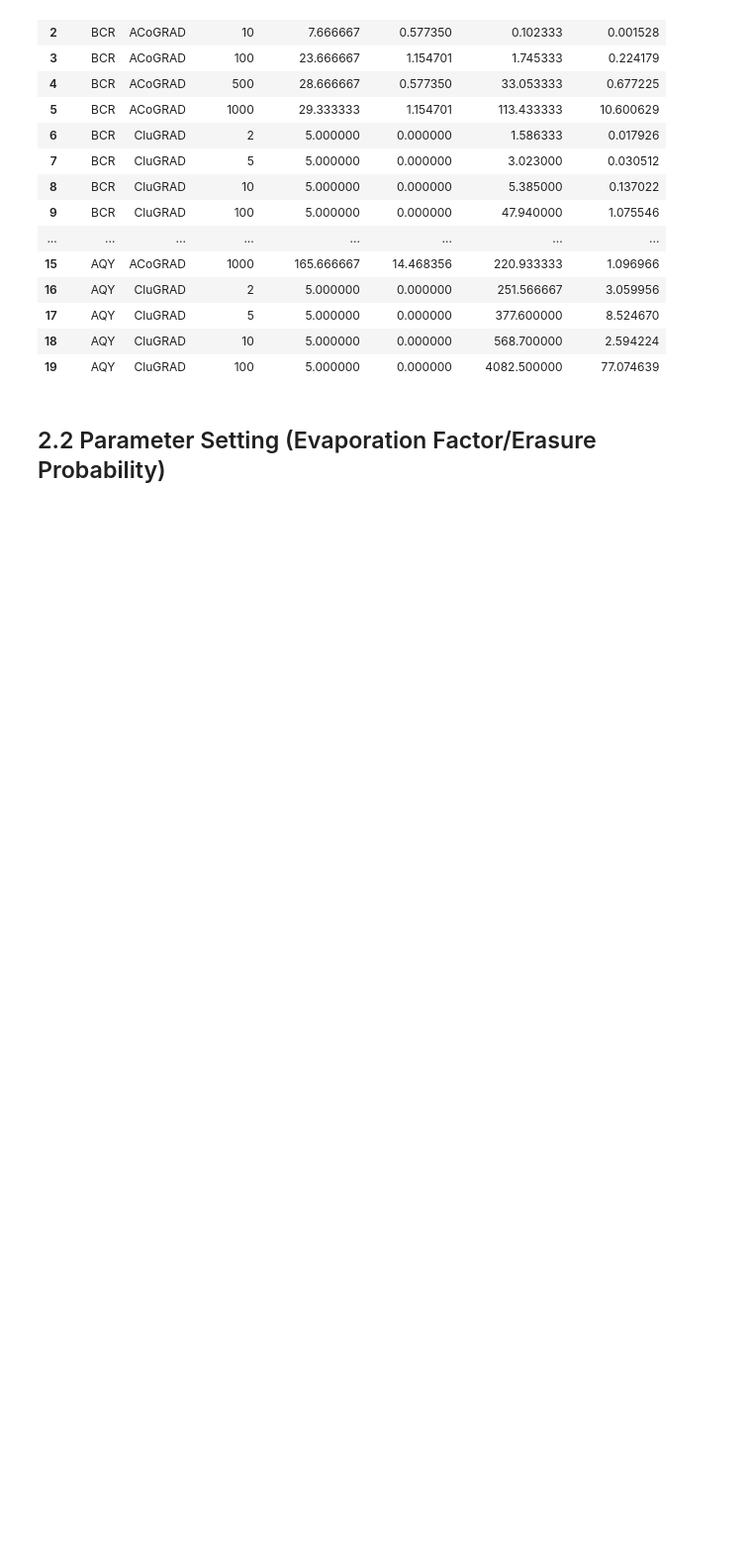
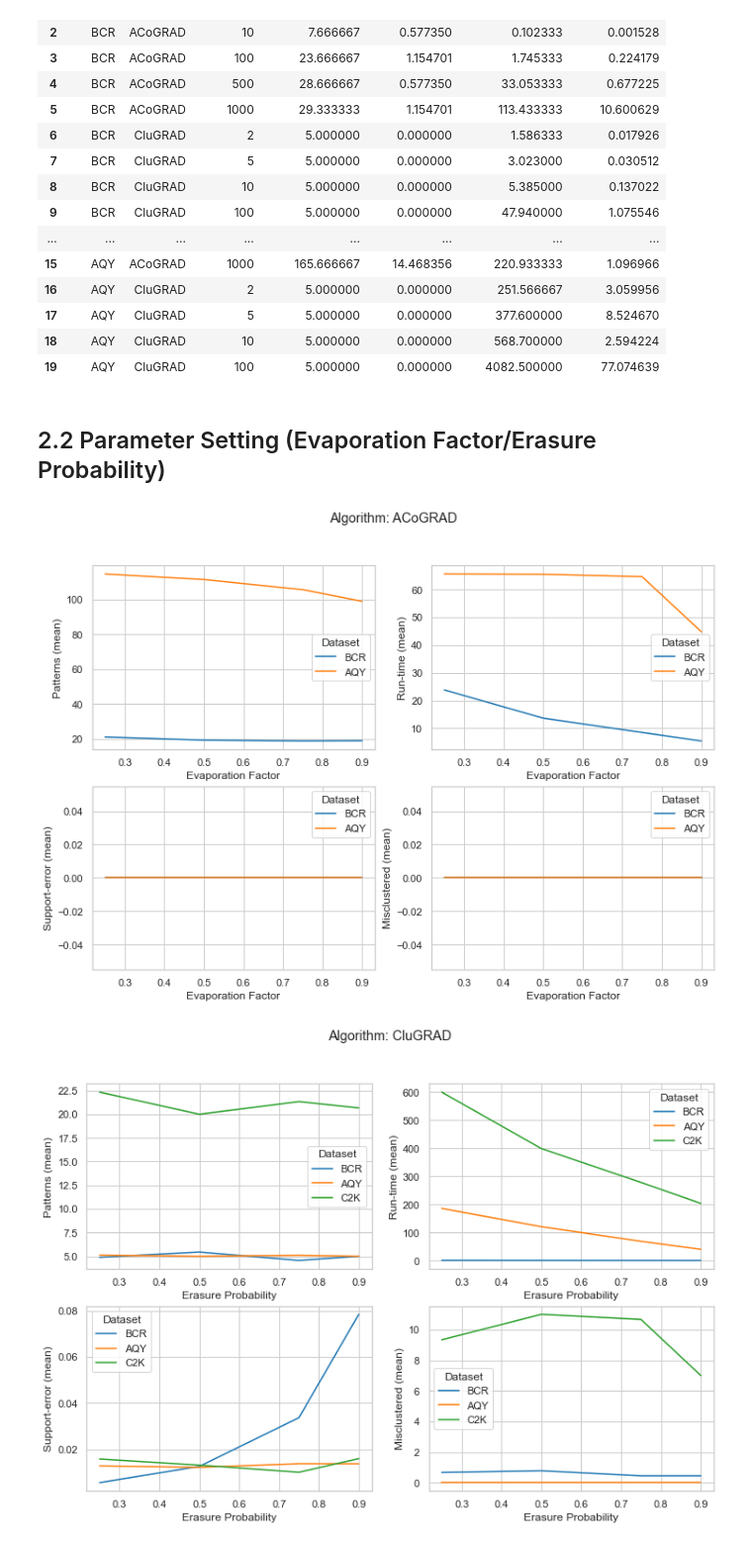
Before and after one commit to owuordickson/meso-hpc-lr, a Jupyter notebook: results/clugp/analysis.ipynb, the cells around one changed output. Shown at 99% size. Cells and saved outputs as stored; diff of their text form; code cells hidden in the pictures; blank space fills up the shorter version.

```diff
--- a/results/clugp/analysis.ipynb
+++ b/results/clugp/analysis.ipynb
@@ -207,37 +227,72 @@ import numpy as np
 
 # data_sets = ['BCR', 'DIR', 'C2K', 'AQY', 'HPC']
 data_sets = ['BCR', 'AQY', 'C2K']
-algorithms = ['ACoGRAD', 'CluGRAD', 'GRAANK']
+algorithms = ['ACoGRAD', 'CluGRAD']#, 'GRAANK']
 evals_it = [2, 5, 10, 100, 500, 1000]
 evals_e = [0.25, 0.5, 0.75, 0.9]
 
 eval_data_iter = []
 eval_data_e = []
 
 
 # Only include these columns
 df_res = df_pe[["Data-set", "Algorithm", "Support", "Run-time", "Pattern-count", "Misclustered-patterns", "Support-error", "Max-iteration", "Patterns", 'E']]
 
 for ds in data_sets:
     df1 = df_res.loc[df_res['Data-set'] == ds]
 
     for alg in algorithms:
         df2 = df1.loc[df1['Algorithm'].str.contains(alg)]
         # print(df1)
         for ev in evals_e:
             df3 = df2.loc[df2['E'] == ev]
             if not df3.empty:
                 # print(df2)
                 pat_arr = []
                 for index,row in df3.iterrows():
                     # 10/100/1000 evaluations
                     pat_arr.append(row['Patterns'])
                     # print(pat_arr)
                 eval_data_e.append([ds, alg, ev, df3['Pattern-count'].mean(), df3['Pattern-count'].std(), df3['Misclustered-patterns'].mean(), df3['Misclustered-patterns'].std(), df3['Support-error'].mean(), df3['Support-error'].std(), df3['Run-time'].mean(), df3['Run-time'].std()])
 
 df_data_2 = pd.DataFrame(data=eval_data_e, columns=['Dataset', 'Algorithm', 'EFactor/ EProbability', 'Patterns (mean)', 'Patterns (std)', 'Misclustered (mean)', 'Misclustered (std)', 'Support-error (mean)', 'Support-error (std)', 'Run-time (mean)', 'Run-time (std)'])
+
+# Plotting the results
+import matplotlib.pyplot as plt
+import seaborn as sns
+
+sns.set_theme(style="whitegrid")
+
+for alg in algorithms:
+    df1 = df_data_2.loc[df_data_2['Algorithm'] == alg]
+
+    if alg == 'ACoGRAD':
+        x_label = "Evaporation Factor"
+    elif alg == 'CluGRAD':
+        x_label = "Erasure Probability"
+
+    fig = plt.figure(figsize=(12,8))
+    plt.subplot(2, 2, 1)
+    sns.lineplot(data=df1, x="EFactor/ EProbability", y="Patterns (mean)", hue="Dataset", palette="tab10")  # markers=True)
+    plt.xlabel(x_label)
+    plt.subplot(2, 2, 2)
+    sns.lineplot(data=df1, x="EFactor/ EProbability", y="Run-time (mean)", hue="Dataset", palette="tab10")  # markers=True)
+    plt.xlabel(x_label)
+
+    plt.subplot(2, 2, 3)
+    sns.lineplot(data=df1, x="EFactor/ EProbability", y="Support-error (mean)", hue="Dataset", palette="tab10")  # markers=True)
+    plt.xlabel(x_label)
+
+    plt.subplot(2, 2, 4)
+    sns.lineplot(data=df1, x="EFactor/ EProbability", y="Misclustered (mean)", hue="Dataset", palette="tab10")  # markers=True)
+    plt.xlabel(x_label)
+
+    fig.suptitle('Algorithm: ' + alg)
+plt.show()
 df_data_2
 # %% [output]
+[figure, added]
+[figure, added]
 |  | Dataset | Algorithm | EFactor/ EProbability | Patterns (mean) | Patterns (std) | Misclustered (mean) | ... |
 | 0 | BCR | ACoGRAD | 0.25 | 21.166667 | 1.722401 | 0.000000 | ... |
 | 1 | BCR | ACoGRAD | 0.50 | 19.333333 | 1.505545 | 0.000000 | ... |
```
Also changed, not shown: parts of 2 cells of this notebook, 5 other files.
